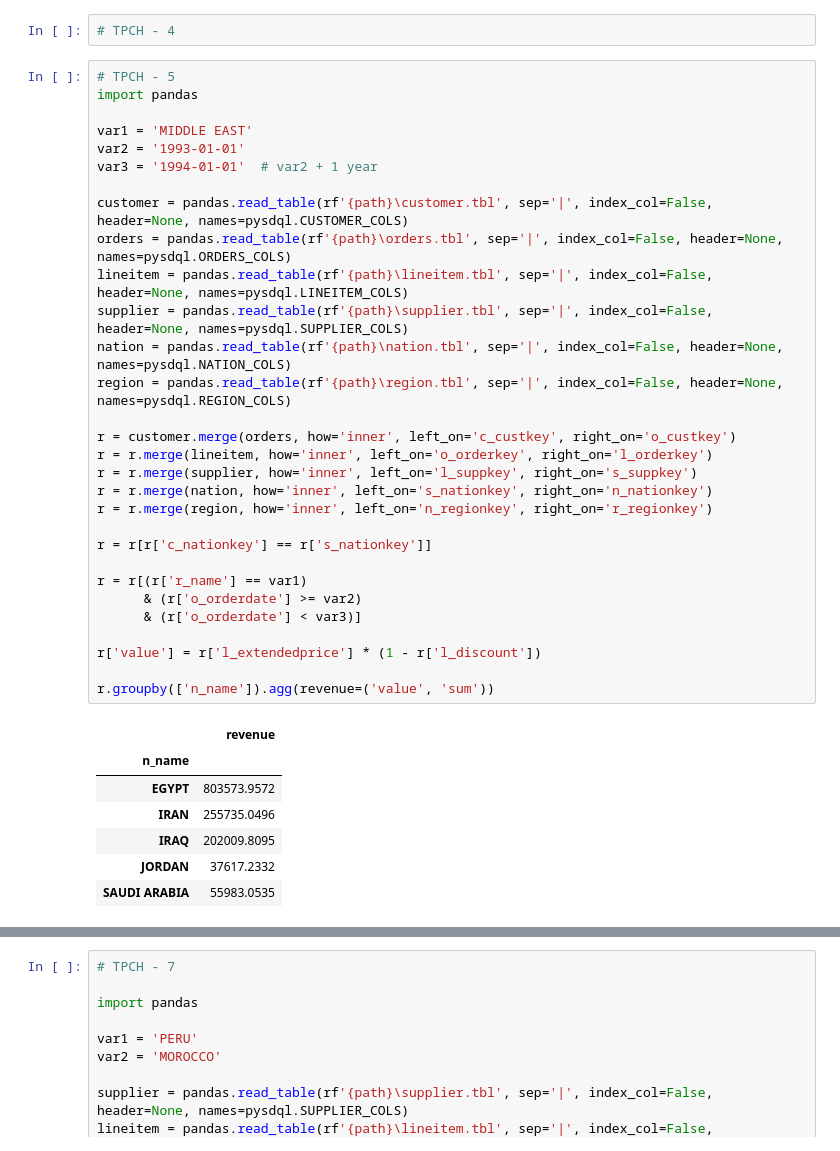
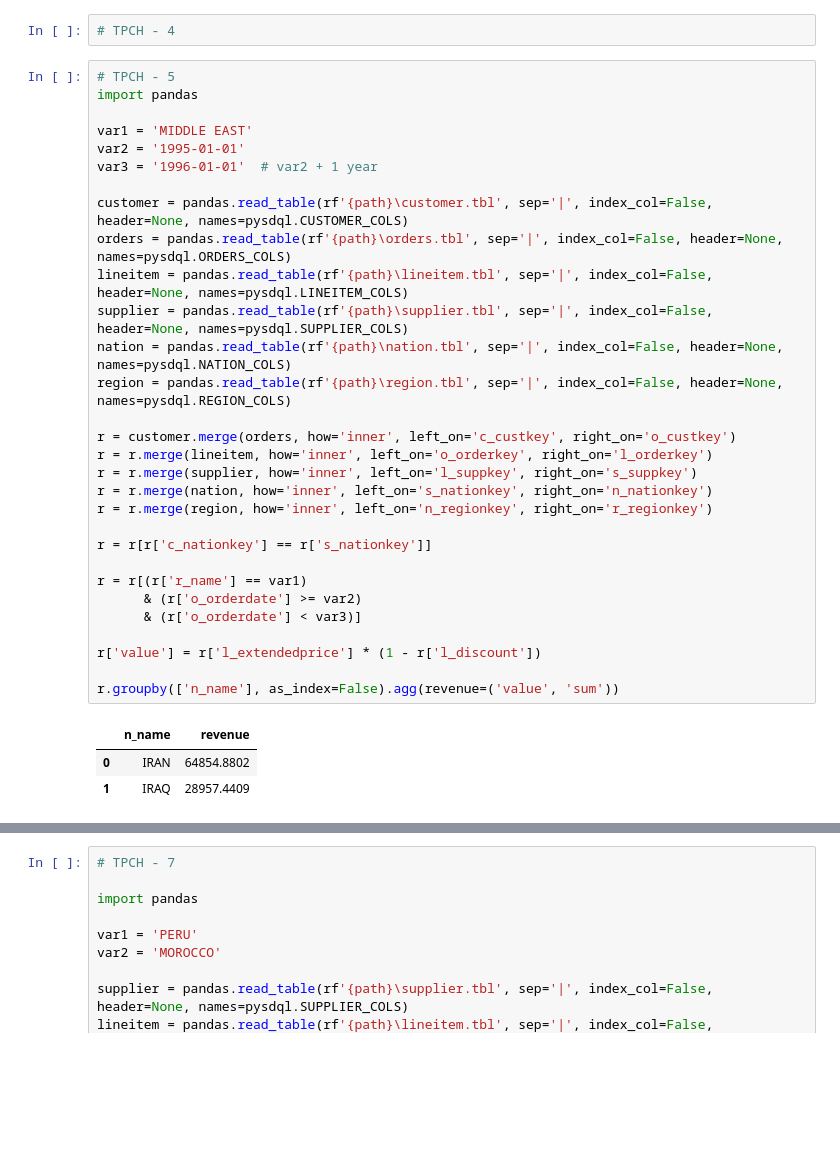
Before and after one commit to Unka-Malloc/pandas-sdql.py, a Jupyter notebook: pandas-query.ipynb, the cells around one changed output, grey strips where cells are left out. Cells and saved outputs as stored; diff of their text form; blank space fills up the shorter version.

```diff
--- a/pandas-query.ipynb
+++ b/pandas-query.ipynb
@@ -127,41 +123,37 @@ r.groupby(['l_orderkey', 'o_orderdate', 'o_shippriority'], as_index=False) \
 # %%
 # TPCH - 5
 import pandas
 
 var1 = 'MIDDLE EAST'
-var2 = '1993-01-01'
-var3 = '1994-01-01'  # var2 + 1 year
+var2 = '1995-01-01'
+var3 = '1996-01-01'  # var2 + 1 year
 
 customer = pandas.read_table(rf'{path}\customer.tbl', sep='|', index_col=False, header=None, names=pysdql.CUSTOMER_COLS)
 orders = pandas.read_table(rf'{path}\orders.tbl', sep='|', index_col=False, header=None, names=pysdql.ORDERS_COLS)
 lineitem = pandas.read_table(rf'{path}\lineitem.tbl', sep='|', index_col=False, header=None, names=pysdql.LINEITEM_COLS)
 supplier = pandas.read_table(rf'{path}\supplier.tbl', sep='|', index_col=False, header=None, names=pysdql.SUPPLIER_COLS)
 nation = pandas.read_table(rf'{path}\nation.tbl', sep='|', index_col=False, header=None, names=pysdql.NATION_COLS)
 region = pandas.read_table(rf'{path}\region.tbl', sep='|', index_col=False, header=None, names=pysdql.REGION_COLS)
 
 r = customer.merge(orders, how='inner', left_on='c_custkey', right_on='o_custkey')
 r = r.merge(lineitem, how='inner', left_on='o_orderkey', right_on='l_orderkey')
 r = r.merge(supplier, how='inner', left_on='l_suppkey', right_on='s_suppkey')
 r = r.merge(nation, how='inner', left_on='s_nationkey', right_on='n_nationkey')
 r = r.merge(region, how='inner', left_on='n_regionkey', right_on='r_regionkey')
 
 r = r[r['c_nationkey'] == r['s_nationkey']]
 
 r = r[(r['r_name'] == var1)
       & (r['o_orderdate'] >= var2)
       & (r['o_orderdate'] < var3)]
 
 r['value'] = r['l_extendedprice'] * (1 - r['l_discount'])
 
-r.groupby(['n_name']).agg(revenue=('value', 'sum'))
+r.groupby(['n_name'], as_index=False).agg(revenue=('value', 'sum'))
 # %% [output]
-|  | revenue |
-| n_name |  |
-| EGYPT | 803573.9572 |
-| IRAN | 255735.0496 |
-| IRAQ | 202009.8095 |
-| JORDAN | 37617.2332 |
-| SAUDI ARABIA | 55983.0535 |
+|  | n_name | revenue |
+| 0 | IRAN | 64854.8802 |
+| 1 | IRAQ | 28957.4409 |
 # %%
 # TPCH - 6
 
```
Also changed, not shown: parts of 3 cells of this notebook, 45 other files.
